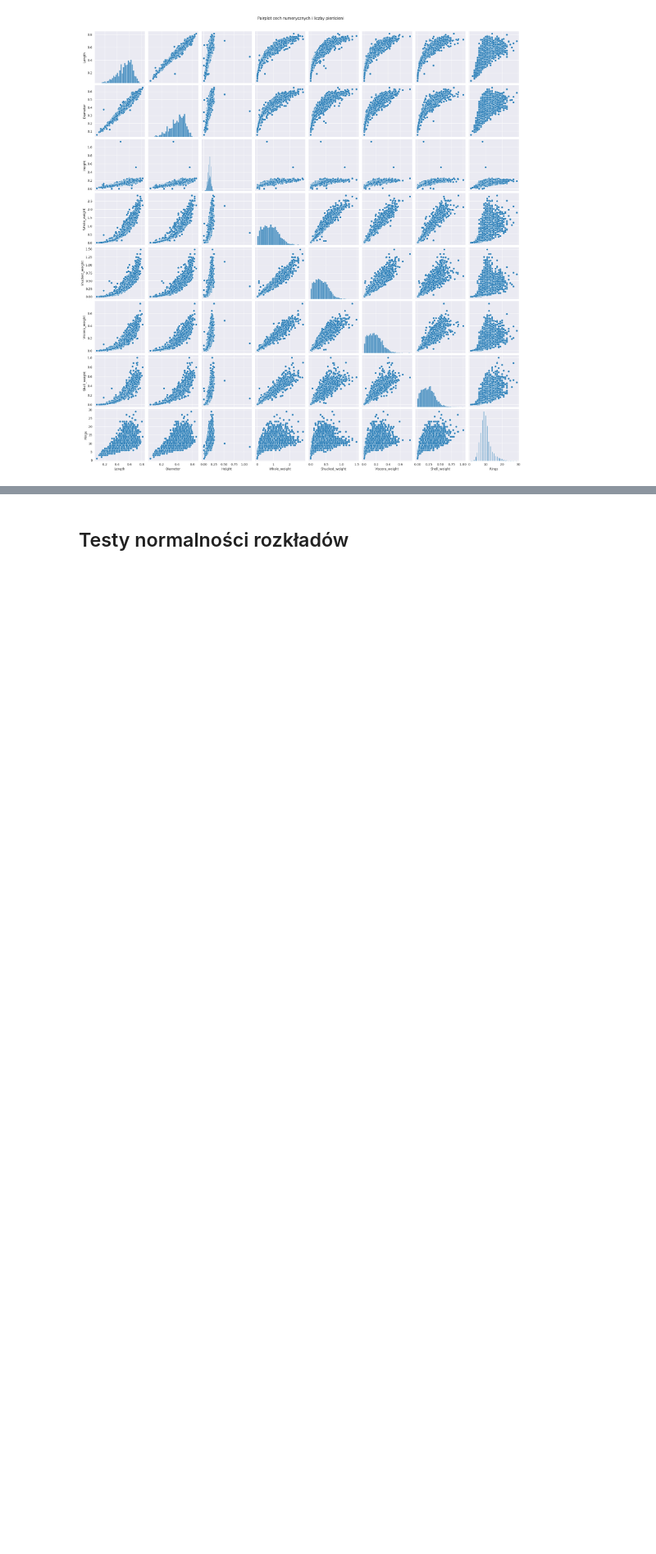
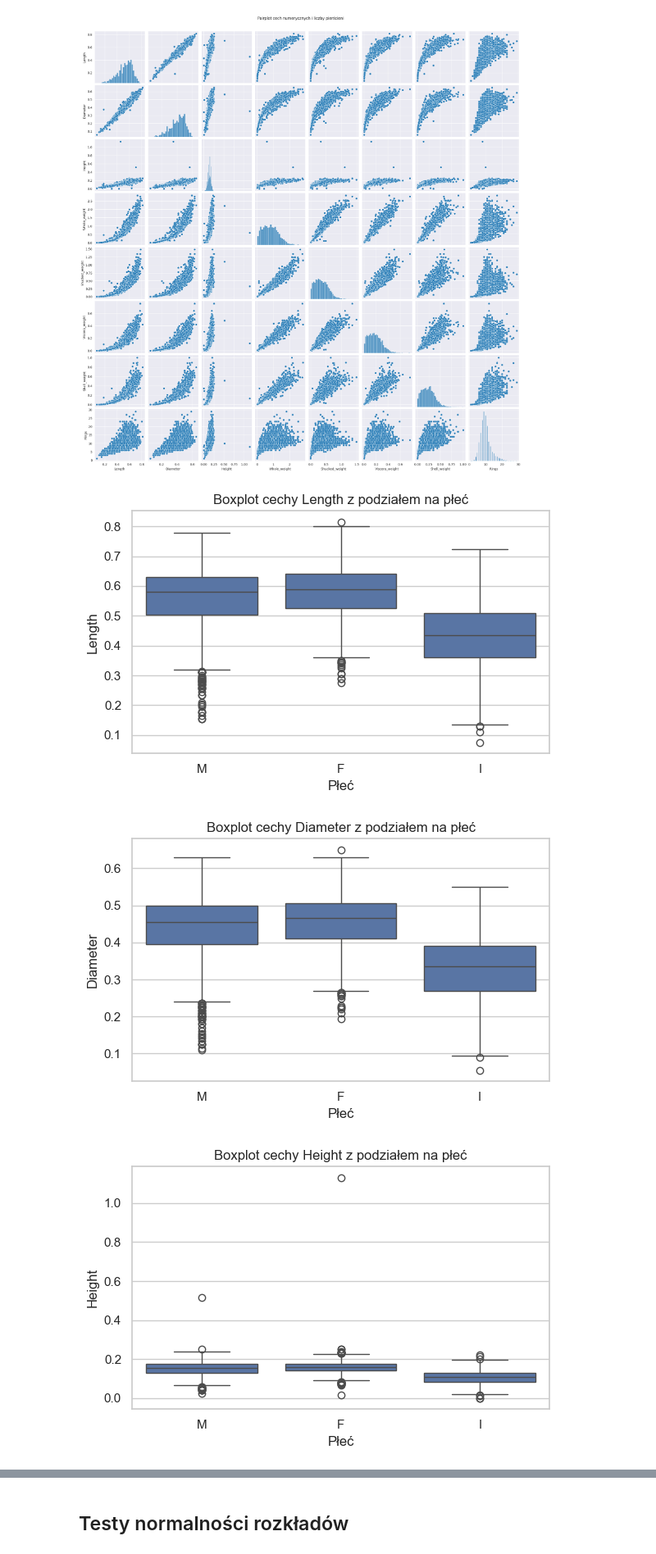
Before and after one commit to czajkowski-szymon/sip, a Jupyter notebook: test.ipynb, the cells around one changed output, grey strips where cells are left out. Shown at 82% size. Drawn from its saved outputs; the diff is of its cells as text; code cells hidden in the pictures; blank space fills up the shorter version.

```diff
--- a/test.ipynb
+++ b/test.ipynb
@@ -218,3 +368,29 @@ plt.show()
 [figure]
 [figure]
 [figure]
+# %%
+for col in numeric_columns:
+    plt.figure(figsize=(6, 4))
+    sns.boxplot(x='Sex', y=col, data=df)
+    plt.title(f"Boxplot cechy {col} z podziałem na płeć")
+    plt.xlabel("Płeć")
+    plt.ylabel(col)
+    plt.tight_layout()
+    plt.show()
+
+plt.figure(figsize=(12, 6))
+for i, col in enumerate(numeric_columns):
+    plt.subplot(2, 4, i+1)
+    sns.violinplot(x='Sex', y=col, data=df)
+    plt.title(col)
+plt.tight_layout()
+plt.show()
+
+plt.figure(figsize=(8, 6))
+sns.heatmap(df[numeric_columns + ['Rings']].corr(), annot=True, cmap='coolwarm')
+plt.title("Macierz korelacji")
+plt.show()
+# %% [output]
+[figure, added]
+[figure, added]
+[figure, added]
```
Also changed, not shown: parts of 13 cells of this notebook.
